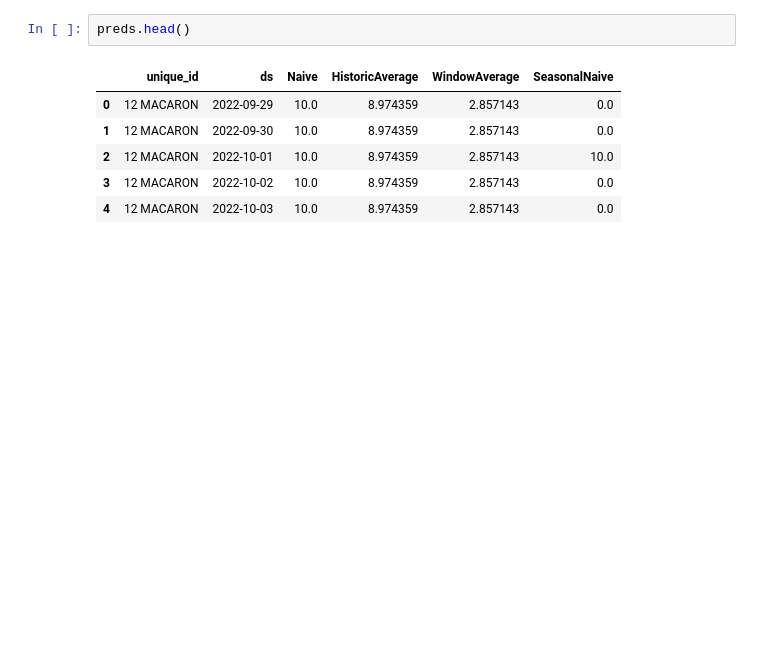
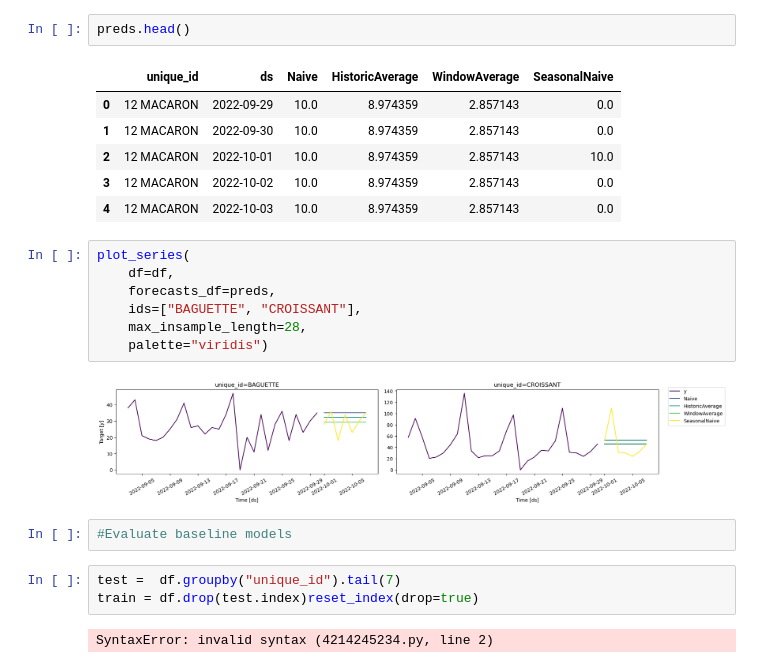
Before and after one commit to BMMUGOMBA/Time_Series, a Jupyter notebook: intro-freecodecamp.ipynb, the cells around one changed output. Saved outputs shown, nothing was run; the diff lists cells and outputs as text; blank space fills up the shorter version.

```diff
--- a/intro-freecodecamp.ipynb
+++ b/intro-freecodecamp.ipynb
@@ -98,3 +98,19 @@ preds.head()
 | 2 | 12 MACARON | 2022-10-01 | 10.0 | 8.974359 | 2.857143 | 10.0 |
 | 3 | 12 MACARON | 2022-10-02 | 10.0 | 8.974359 | 2.857143 | 0.0 |
 | 4 | 12 MACARON | 2022-10-03 | 10.0 | 8.974359 | 2.857143 | 0.0 |
+# %%
+plot_series(
+    df=df,
+    forecasts_df=preds,
+    ids=["BAGUETTE", "CROISSANT"],
+    max_insample_length=28,
+    palette="viridis")
+# %% [output]
+[figure, added]
+# %%
+#Evaluate baseline models
+# %%
+test =  df.groupby("unique_id").tail(7)
+train = df.drop(test.index)reset_index(drop=true)
+# %% [output]
+SyntaxError: invalid syntax (4214245234.py, line 2)
```
